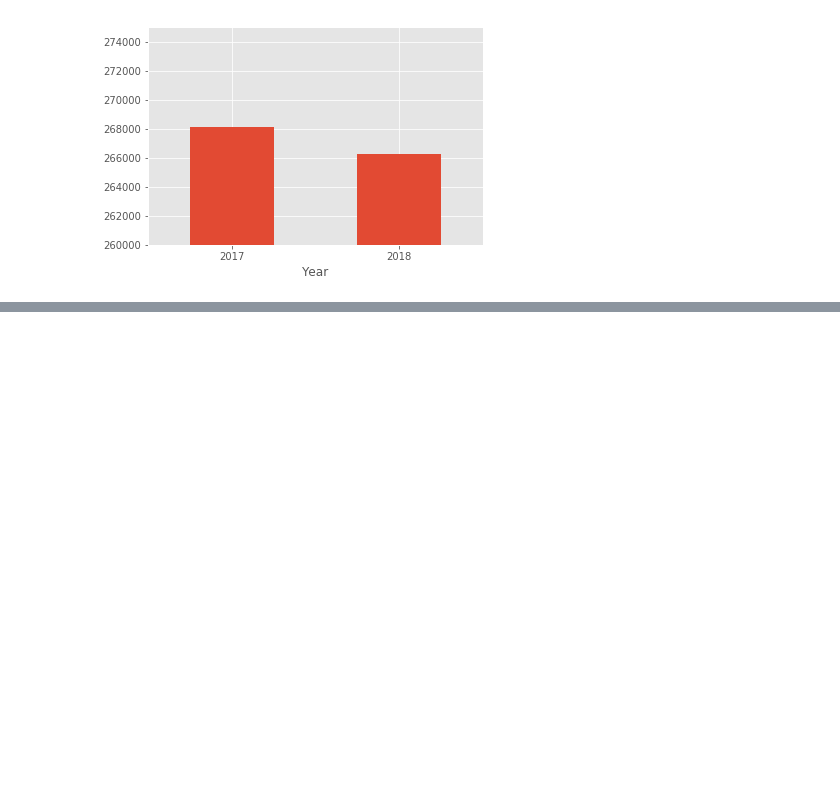
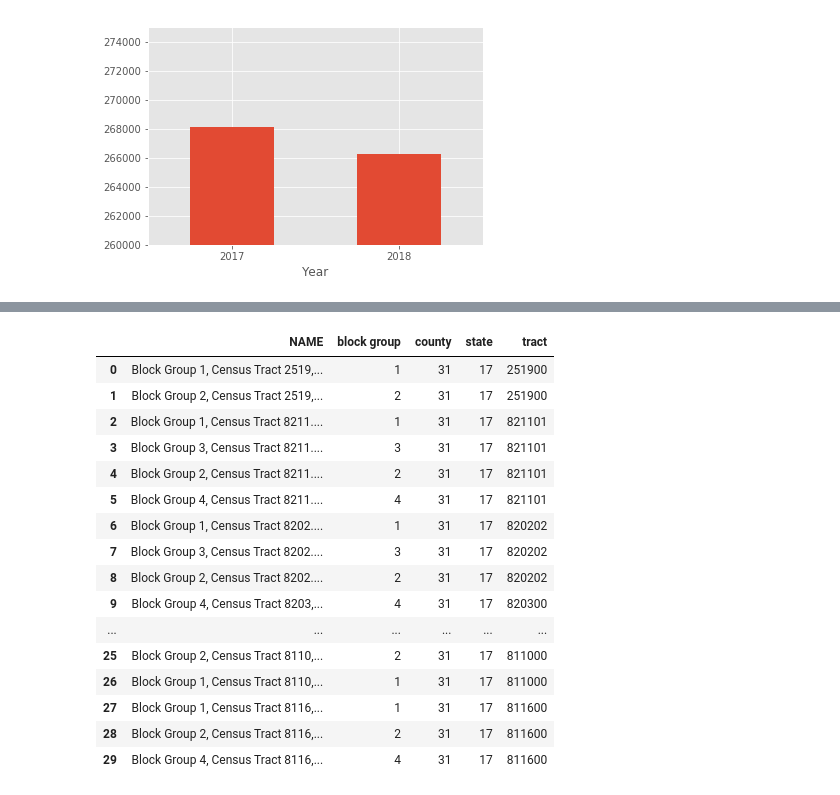
Before and after one commit to capp-machine-learning/chicago-crime-analysis, a Jupyter notebook: data_analysis.ipynb, the cells around one changed output, grey strips where cells are left out. Saved outputs shown, nothing was run; the diff lists cells and outputs as text; code cells hidden in the pictures; blank space fills up the shorter version.

```diff
--- a/data_analysis.ipynb
+++ b/data_analysis.ipynb
@@ -98,2 +120,25 @@ Name: Block, Length: 30952, dtype: int64
 # %%
 c = Census(my_api_key.MY_API_KEY, year=2017)
+# %%
+pov_list = c.acs5.state_county_blockgroup(("NAME"), '17', '031', Census.ALL)
+pov_json = json.dumps(pov_list)
+pov_df = pd.read_json(pov_json)
+pov_df.head(30)
+# %% [output]
+|  | NAME | block group | county | state | tract |
+| 0 | Block Group 1, Census Tract 2519,... | 1 | 31 | 17 | 251900 |
+| 1 | Block Group 2, Census Tract 2519,... | 2 | 31 | 17 | 251900 |
+| 2 | Block Group 1, Census Tract 8211.... | 1 | 31 | 17 | 821101 |
+| 3 | Block Group 3, Census Tract 8211.... | 3 | 31 | 17 | 821101 |
+| 4 | Block Group 2, Census Tract 8211.... | 2 | 31 | 17 | 821101 |
+| 5 | Block Group 4, Census Tract 8211.... | 4 | 31 | 17 | 821101 |
+| 6 | Block Group 1, Census Tract 8202.... | 1 | 31 | 17 | 820202 |
+| 7 | Block Group 3, Census Tract 8202.... | 3 | 31 | 17 | 820202 |
+| 8 | Block Group 2, Census Tract 8202.... | 2 | 31 | 17 | 820202 |
+| 9 | Block Group 4, Census Tract 8203,... | 4 | 31 | 17 | 820300 |
+| ... | ... | ... | ... | ... | ... |
+| 25 | Block Group 2, Census Tract 8110,... | 2 | 31 | 17 | 811000 |
+| 26 | Block Group 1, Census Tract 8110,... | 1 | 31 | 17 | 811000 |
+| 27 | Block Group 1, Census Tract 8116,... | 1 | 31 | 17 | 811600 |
+| 28 | Block Group 2, Census Tract 8116,... | 2 | 31 | 17 | 811600 |
+| 29 | Block Group 4, Census Tract 8116,... | 4 | 31 | 17 | 811600 |
```
Also changed, not shown: parts of 11 cells of this notebook.
